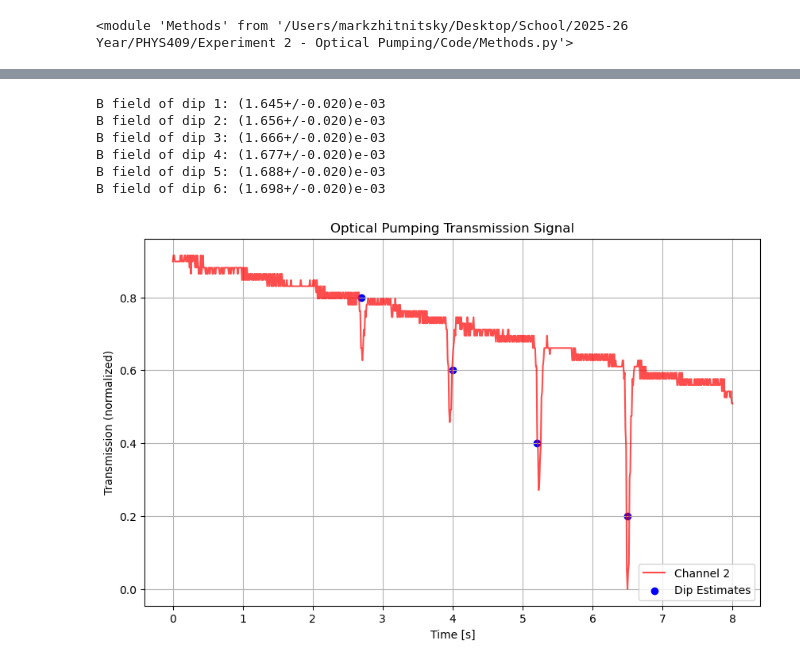
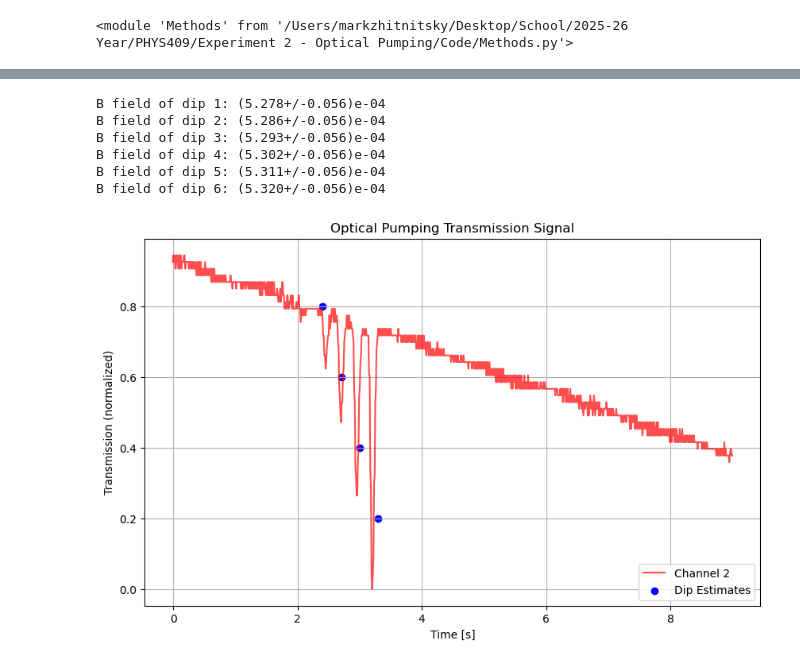
Before and after one commit to MarkZhit/PHYS409-Optical_Pumping, a Jupyter notebook: quadraticZeemanCollection.ipynb, the cells around one changed output, grey strips where cells are left out. Cells and saved outputs as stored; diff of their text form; code cells hidden in the pictures.

```diff
--- a/quadraticZeemanCollection.ipynb
+++ b/quadraticZeemanCollection.ipynb
@@ -91,7 +91,7 @@ numAvg = 10
 vShift = ufloat(vHoriz,0.002 * vHoriz) # range shifted, either get from data or write down dial position idk
 # TODO: adjust this, I assumed 0.2% ucnertainty from seeing how much the smaller digits varied at a constant measurement
 
-v_0Field = ufloat(3.012,0.031) # taken from 195kHz, though other frequencies were close (this isn't frequency dependent)
+v_0Field = ufloat(0.30,0.0034) # taken from 25kHz, though other frequencies were close (this isn't frequency dependent)
 
 v_1 = ufloat(np.mean(y1[x0_1_index - numAvg : x0_1_index + numAvg]),
              np.std(y1[x0_1_index - numAvg : x0_1_index + numAvg]) / np.sqrt(2*numAvg))
@@ -123,36 +123,36 @@ print(f"B field of dip 4: {dip4:.3e}")
 print(f"B field of dip 5: {dip5:.3e}")
 print(f"B field of dip 6: {dip6:.3e}")
 # %% [output]
-B field of dip 1: (1.645+/-0.020)e-03
-B field of dip 2: (1.656+/-0.020)e-03
-B field of dip 3: (1.666+/-0.020)e-03
-B field of dip 4: (1.677+/-0.020)e-03
-B field of dip 5: (1.688+/-0.020)e-03
-B field of dip 6: (1.698+/-0.020)e-03
+B field of dip 1: (5.278+/-0.056)e-04
+B field of dip 2: (5.286+/-0.056)e-04
+B field of dip 3: (5.293+/-0.056)e-04
+B field of dip 4: (5.302+/-0.056)e-04
+B field of dip 5: (5.311+/-0.056)e-04
+B field of dip 6: (5.320+/-0.056)e-04
 # %%
 filepath = 'models/quadraticRb85ZeemanData.csv'
 
 m.append_to_sextupleZeeman_csv(freq, (dip1,dip2,dip3,dip4,dip5,dip6), filepath)
 # %%
-freq = 13.1
-vHoriz = 1.07  # V
+freq = 3.7
+vHoriz = 0.302  # V
 date = "Mar 16"
 savename = "10s measurement " + date + " - " + str(freq).replace('.', 'p') + "MHz"
 time, y1, y2, y2_norm = m.read_transmission_csv("./data/" + date + " measurement/" + str(freq).replace('.', 'p') + "MHz_10s.csv")
 # %%
-t0 = 0
-tf = 8
+t0 = 1
+tf = 10
 nCutBeginning = (t0 // (time[1] - time[0])).astype(int)
 nCutEnd = ((time[-1] - tf) // (time[1] - time[0])).astype(int)
 
 time_cutFirst = time[nCutBeginning:len(time)-nCutEnd] - t0
 y2_norm_cutFirst = y2_norm[nCutBeginning:len(time)-nCutEnd]
 
-x0s = np.array([2.7,4,5.2,6.5])
+x0s = np.array([2.4,2.7,3,3.3])
 
 m.plot_quadraticZeeman_quadruple_transmission(time_cutFirst, y2_norm_cutFirst, x0s, savename)
 # %% [output]
-[figure, old version]
+[figure, new version]
 # %%
 #    (A, h1, g1, x0_1, h2, g2, x0_2,  h3, g3, x0_3):
 variables = ["A", "m", "h1", "g1", "x0_1", "h2", "g2", "x0_2",  "h3", "g3", "x0_3",  "h4", "g4", "x0_4"]
```
Also changed, not shown: parts of 7 cells of this notebook, 17 other files.
